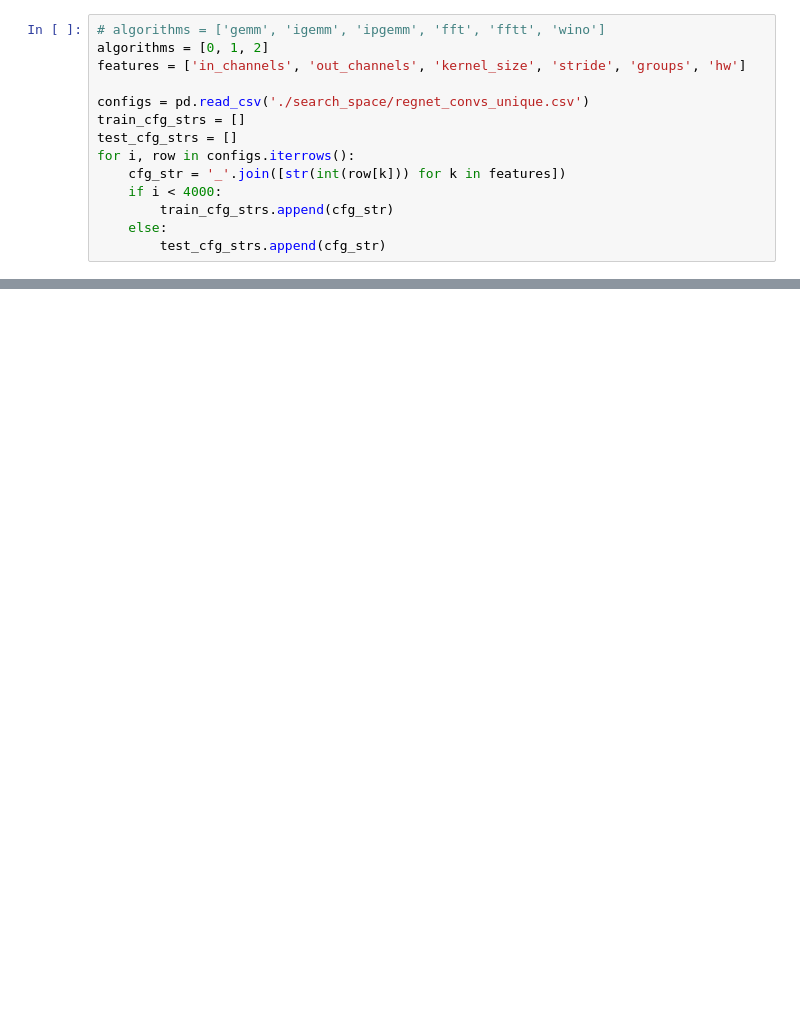
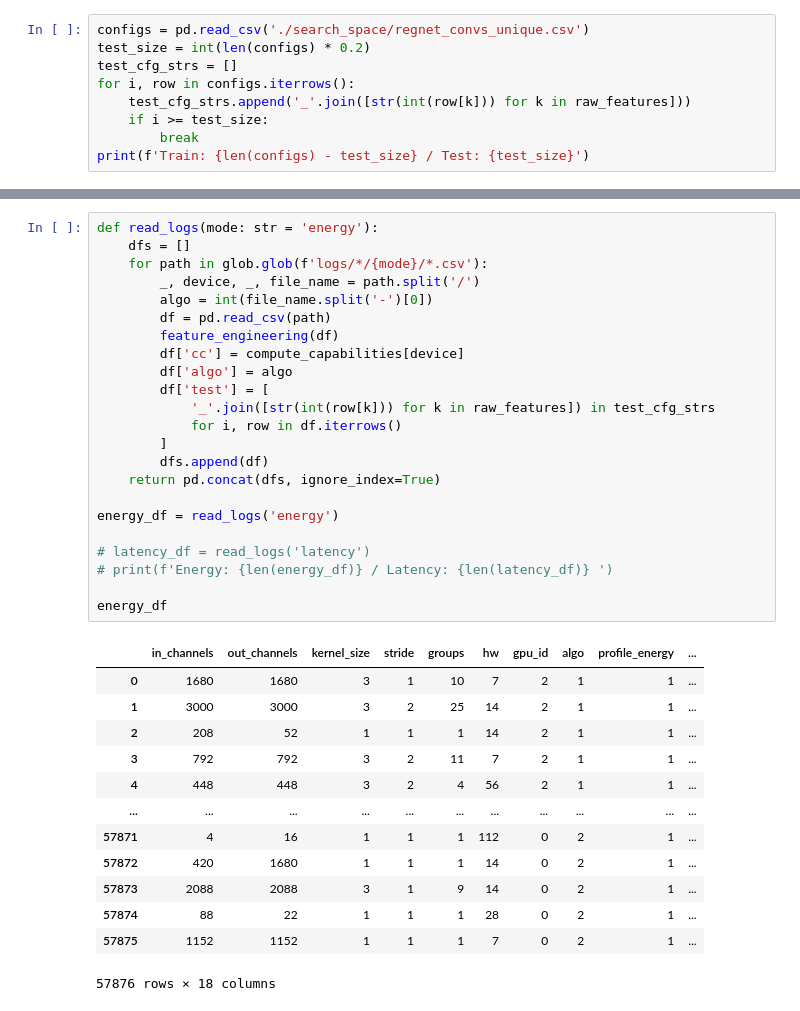
Before and after one commit to Starmys/CUDAKernelEnergyPredictor, a Jupyter notebook: test_predictor.ipynb, the cells around one changed output, grey strips where cells are left out. Cells and saved outputs as stored; diff of their text form; blank space fills up the shorter version.

```diff
--- a/test_predictor.ipynb
+++ b/test_predictor.ipynb
@@ -8,14 +17,9 @@ import matplotlib.pyplot as plt
 # %%
-# algorithms = ['gemm', 'igemm', 'ipgemm', 'fft', 'fftt', 'wino']
-algorithms = [0, 1, 2]
-features = ['in_channels', 'out_channels', 'kernel_size', 'stride', 'groups', 'hw']
-
 configs = pd.read_csv('./search_space/regnet_convs_unique.csv')
-train_cfg_strs = []
+test_size = int(len(configs) * 0.2)
 test_cfg_strs = []
 for i, row in configs.iterrows():
-    cfg_str = '_'.join([str(int(row[k])) for k in features])
-    if i < 4000:
-        train_cfg_strs.append(cfg_str)
-    else:
-        test_cfg_strs.append(cfg_str)
+    test_cfg_strs.append('_'.join([str(int(row[k])) for k in raw_features]))
+    if i >= test_size:
+        break
+print(f'Train: {len(configs) - test_size} / Test: {test_size}')
@@ -60,0 +28,37 @@ Energy entries: 19292 / Latency entries: 118718
+# %%
+def read_logs(mode: str = 'energy'):
+    dfs = []
+    for path in glob.glob(f'logs/*/{mode}/*.csv'):
+        _, device, _, file_name = path.split('/')
+        algo = int(file_name.split('-')[0])
+        df = pd.read_csv(path)
+        feature_engineering(df)
+        df['cc'] = compute_capabilities[device]
+        df['algo'] = algo
+        df['test'] = [
+            '_'.join([str(int(row[k])) for k in raw_features]) in test_cfg_strs
+            for i, row in df.iterrows()
+        ]
+        dfs.append(df)
+    return pd.concat(dfs, ignore_index=True)
+
+energy_df = read_logs('energy')
+
+# latency_df = read_logs('latency')
+# print(f'Energy: {len(energy_df)} / Latency: {len(latency_df)} ')
+
+energy_df
+# %% [output]
+|  | in_channels | out_channels | kernel_size | stride | groups | hw | gpu_id | algo | profile_energy | ... |
+| 0 | 1680 | 1680 | 3 | 1 | 10 | 7 | 2 | 1 | 1 | ... |
+| 1 | 3000 | 3000 | 3 | 2 | 25 | 14 | 2 | 1 | 1 | ... |
+| 2 | 208 | 52 | 1 | 1 | 1 | 14 | 2 | 1 | 1 | ... |
+| 3 | 792 | 792 | 3 | 2 | 11 | 7 | 2 | 1 | 1 | ... |
+| 4 | 448 | 448 | 3 | 2 | 4 | 56 | 2 | 1 | 1 | ... |
+| ... | ... | ... | ... | ... | ... | ... | ... | ... | ... | ... |
+| 57871 | 4 | 16 | 1 | 1 | 1 | 112 | 0 | 2 | 1 | ... |
+| 57872 | 420 | 1680 | 1 | 1 | 1 | 14 | 0 | 2 | 1 | ... |
+| 57873 | 2088 | 2088 | 3 | 1 | 9 | 14 | 0 | 2 | 1 | ... |
+| 57874 | 88 | 22 | 1 | 1 | 1 | 28 | 0 | 2 | 1 | ... |
+| 57875 | 1152 | 1152 | 1 | 1 | 1 | 7 | 0 | 2 | 1 | ... |
+57876 rows × 18 columns
```
Also changed, not shown: parts of 18 cells of this notebook, 7 other files.
